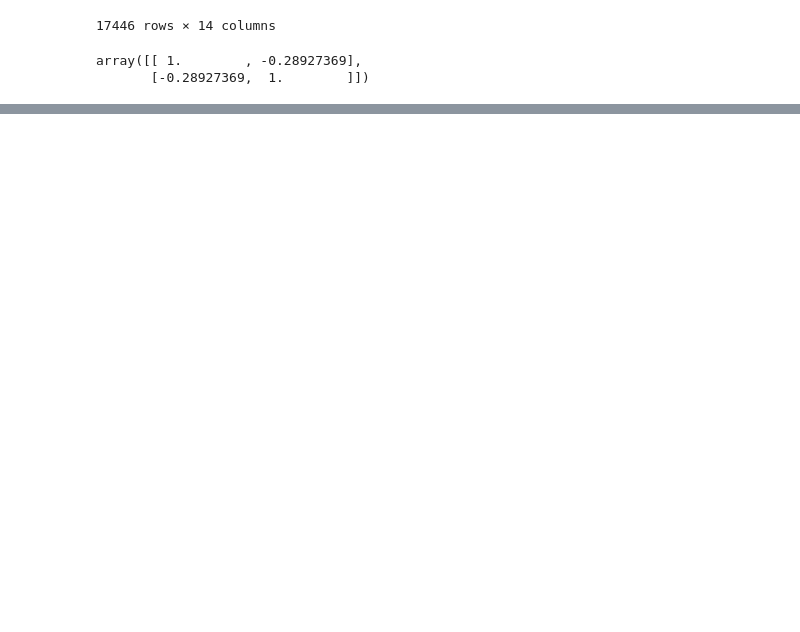
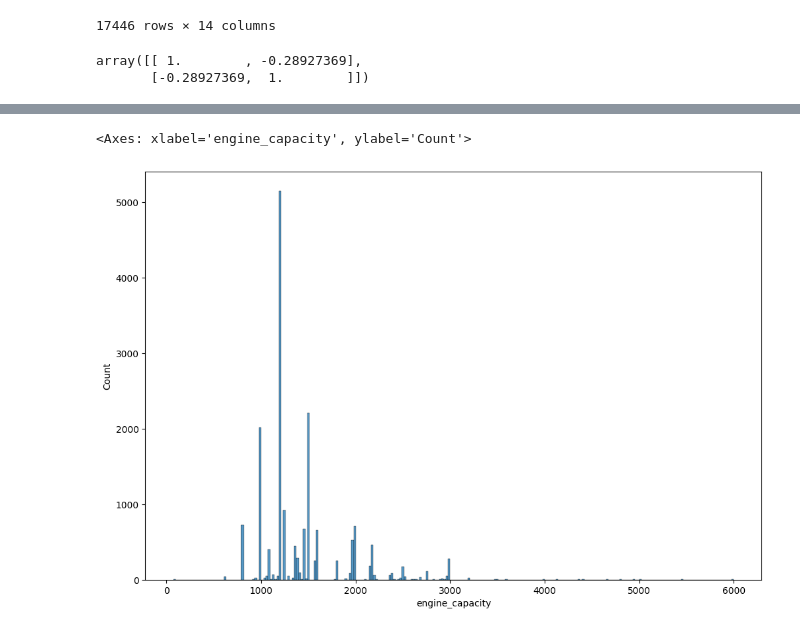
Before and after one commit to NitoBoritto/Car_Sales_Regression_Analysis, a Jupyter notebook: Car_Sales_Regression.ipynb, the cells around one changed output, grey strips where cells are left out. Cells and saved outputs as stored; diff of their text form; code cells hidden in the pictures; blank space fills up the shorter version.

Commit message:
Engine_Capacity

```diff
--- a/Car_Sales_Regression.ipynb
+++ b/Car_Sales_Regression.ipynb
@@ -6,5 +8,5 @@ import seaborn as sns
 # %%
-Car_df = pd.read_csv(r"car_resale_prices.csv")
+Car_df = pd.read_csv(r"C:\Python_learning\Project_Data_Analysis\car_resale_prices.csv")
 Car_df
 # %% [output]
 |  | Unnamed: 0 | full_name | resale_price | registered_year | engine_capacity | insurance | transmission_type | ... |
@@ -66,0 +149,4 @@ array([[ 1.        , -0.28927369],
+# %%
+Car_df['engine_capacity']=Car_df['engine_capacity'].str.strip("c")
+Car_df['engine_capacity']=Car_df['engine_capacity'].astype(float)
+Car_df['engine_capacity']=Car_df['engine_capacity'].replace([0,'   nan'],np.nan)
@@ -66,0 +174,6 @@ array([[ 1.        , -0.28927369],
+# %%
+plt.figure(figsize= (12,8))
+sns.histplot(data = Car_df,x='engine_capacity')
+# %% [output]
+<Axes: xlabel='engine_capacity', ylabel='Count'>
+[figure, added]
```
Also changed, not shown: parts of 13 cells of this notebook.
